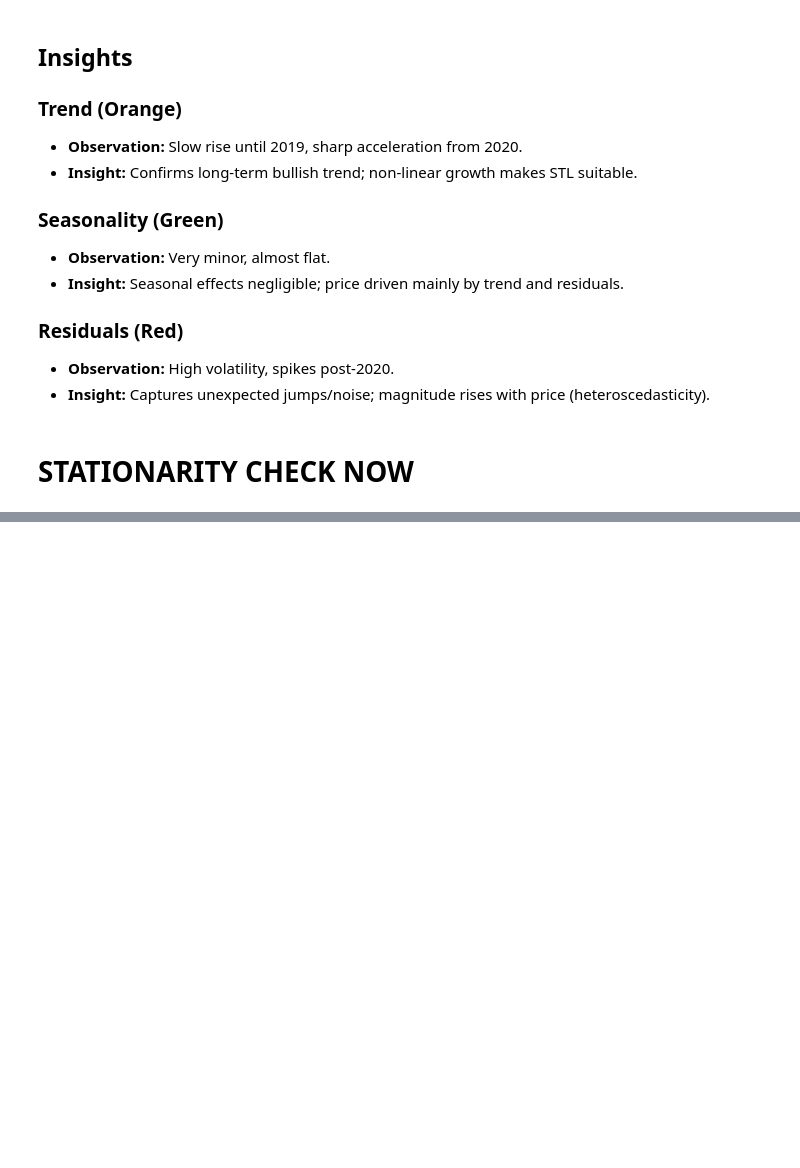
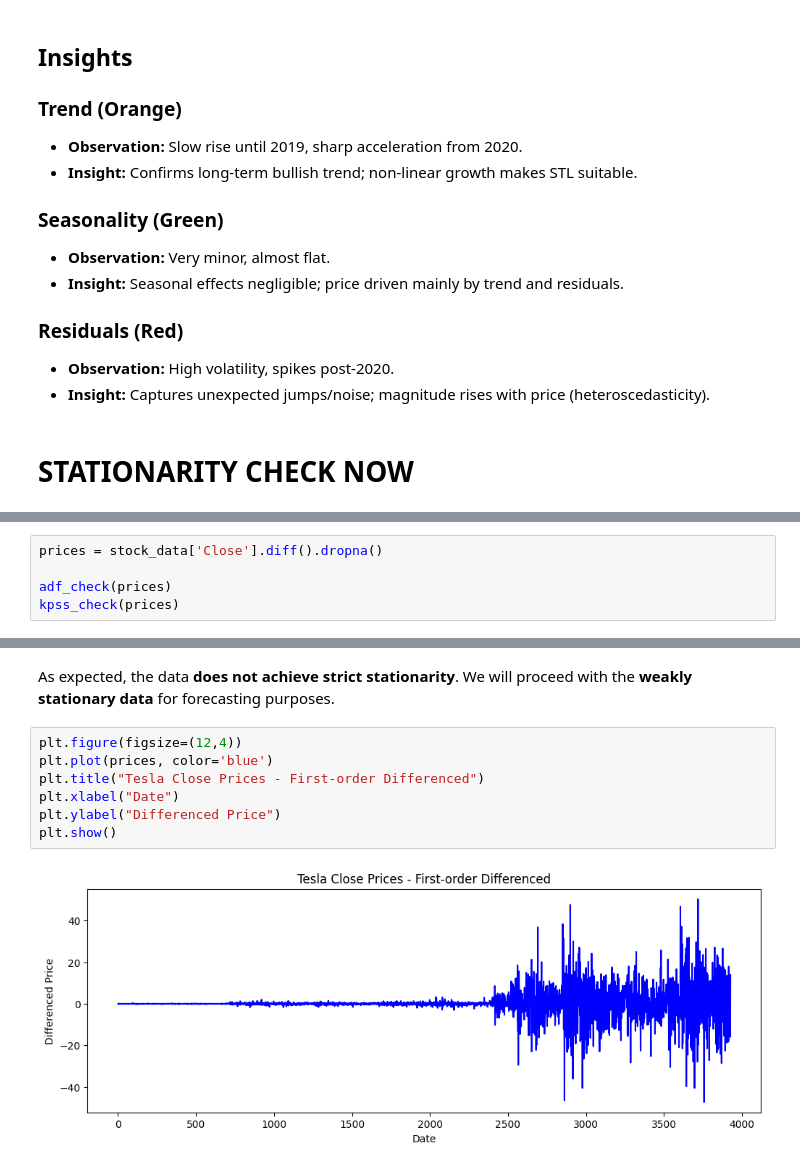
Before and after one commit to muhammadhussnain1227-debug/Tesla-Time-Series-Forecast, a Jupyter notebook: Tesla Stock Price Forecast.ipynb, the cells around one changed output, grey strips where cells are left out. Drawn from its saved outputs; the diff is of its cells as text; blank space fills up the shorter version.

```diff
--- a/Tesla Stock Price Forecast.ipynb
+++ b/Tesla Stock Price Forecast.ipynb
@@ -253,0 +294,5 @@ Critical Values:
+# %%
+prices = stock_data['Close'].diff().dropna()
+
+adf_check(prices)
+kpss_check(prices)
@@ -253,0 +357,11 @@ Critical Values:
+# %% [markdown]
+As expected, the data **does not achieve strict stationarity**. We will proceed with the **weakly stationary data** for forecasting purposes.
+# %%
+plt.figure(figsize=(12,4))
+plt.plot(prices, color='blue')
+plt.title("Tesla Close Prices - First-order Differenced")
+plt.xlabel("Date")
+plt.ylabel("Differenced Price")
+plt.show()
+# %% [output]
+[figure, added]
```
Also changed, not shown: parts of 20 cells of this notebook.
